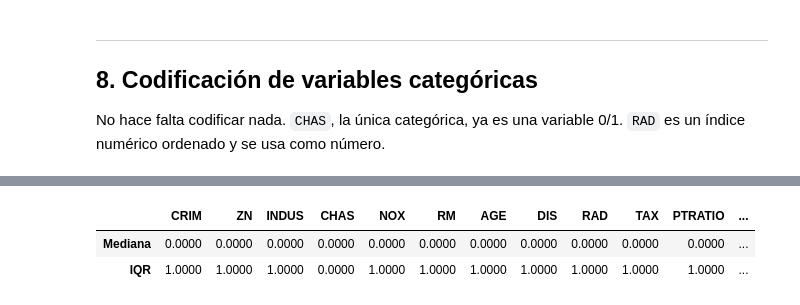
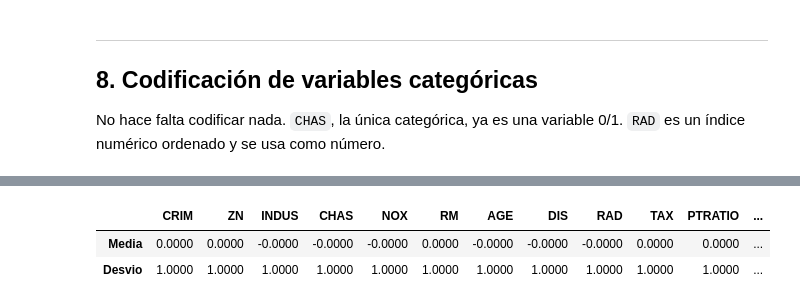
Before and after one commit to Franrnn/TP_AA1_Esparza_Pico_Renna, a Jupyter notebook: TP1/TP-regresion-AA1.ipynb, the cells around one changed output, grey strips where cells are left out. Saved outputs shown, nothing was run; the diff lists cells and outputs as text; code cells hidden in the pictures.

Commit message:
Imputamos con KNN, escalamos con z-score, corregimos y completamos consigna 3

```diff
--- a/TP1/TP-regresion-AA1.ipynb
+++ b/TP1/TP-regresion-AA1.ipynb
@@ -532,0 +450,17 @@ pd.DataFrame({
+# %%
+# Preparacion: KNN usa distancias, asi que se escala solo para imputar y despues se vuelve a las unidades originales
+filas_completas = X_train.dropna()
+valores_rad = sorted(filas_completas['RAD'].unique())  # valores validos del indice observados en train
+
+def redondear_discretas(B):
+    # KNN promedia vecinos: CHAS tiene que quedar en 0/1 y RAD en un valor valido del indice
+    B = B.copy()
+    B['CHAS'] = B['CHAS'].round().clip(0, 1)
+    B['RAD'] = B['RAD'].apply(lambda v: min(valores_rad, key=lambda r: abs(r - v)))
+    return B
+
+def imputar_con_knn(base, k, A):
+    escala = StandardScaler().fit(base)
+    imputador = KNNImputer(n_neighbors=k).fit(escala.transform(base))
+    completado = escala.inverse_transform(imputador.transform(escala.transform(A)))
+    return redondear_discretas(pd.DataFrame(completado, columns=cols_features, index=A.index))
@@ -532,0 +508,16 @@ pd.DataFrame({
+# %%
+# Imputacion definitiva: KNN con 5 vecinos ajustado solo con train y aplicado a los tres conjuntos
+K_VECINOS = 5
+escala_imputacion = StandardScaler().fit(X_train)
+imputador = KNNImputer(n_neighbors=K_VECINOS).fit(escala_imputacion.transform(X_train))
+
+def imputar(A):
+    completado = escala_imputacion.inverse_transform(imputador.transform(escala_imputacion.transform(A)))
+    return redondear_discretas(pd.DataFrame(completado, columns=cols_features, index=A.index))
+
+X_train_imp, X_val_imp, X_test_imp = imputar(X_train), imputar(X_val), imputar(X_test)
+
+pd.DataFrame({
+    'Valores imputados': [X_train.isna().sum().sum(), X_val.isna().sum().sum(), X_test.isna().sum().sum()],
+    'Faltantes despues': [X_train_imp.isna().sum().sum(), X_val_imp.isna().sum().sum(), X_test_imp.isna().sum().sum()],
+}, index=['Train', 'Validacion', 'Test'])
@@ -549,16 +569,15 @@ Las variables tienen escalas muy distintas (`NOX` < 1, `TAX` en cientos; ver la
 # %%
-# Escalado robusto: fit solo con train, transform en validacion y test
-scaler = RobustScaler()
+# Escalado final: fit solo con train, transform en validacion y test
+scaler = StandardScaler()
 
 X_train_scaled = scaler.fit_transform(X_train_imp)
 X_val_scaled = scaler.transform(X_val_imp)
 X_test_scaled = scaler.transform(X_test_imp)
 
-# Verificacion: en train cada variable queda con mediana 0 e IQR 1 (CHAS, con IQR 0, queda como 0/1)
+# Verificacion: en train cada variable queda con media 0 y desvio 1
 escalado = pd.DataFrame(X_train_scaled, columns=cols_features)
-pd.DataFrame({'Mediana': escalado.median(),
-              'IQR': escalado.quantile(0.75) - escalado.quantile(0.25)}).round(2).T
+pd.DataFrame({'Media': escalado.mean(), 'Desvio': escalado.std()}).round(2).T
 # %% [output]
 |  | CRIM | ZN | INDUS | CHAS | NOX | RM | AGE | DIS | RAD | TAX | PTRATIO | ... |
-| Mediana | 0.0000 | 0.0000 | 0.0000 | 0.0000 | 0.0000 | 0.0000 | 0.0000 | 0.0000 | 0.0000 | 0.0000 | 0.0000 | ... |
-| IQR | 1.0000 | 1.0000 | 1.0000 | 0.0000 | 1.0000 | 1.0000 | 1.0000 | 1.0000 | 1.0000 | 1.0000 | 1.0000 | ... |
+| Media | 0.0000 | 0.0000 | -0.0000 | -0.0000 | -0.0000 | 0.0000 | -0.0000 | -0.0000 | -0.0000 | 0.0000 | 0.0000 | ... |
+| Desvio | 1.0000 | 1.0000 | 1.0000 | 1.0000 | 1.0000 | 1.0000 | 1.0000 | 1.0000 | 1.0000 | 1.0000 | 1.0000 | ... |
```
Also changed, not shown: parts of 25 cells of this notebook.
